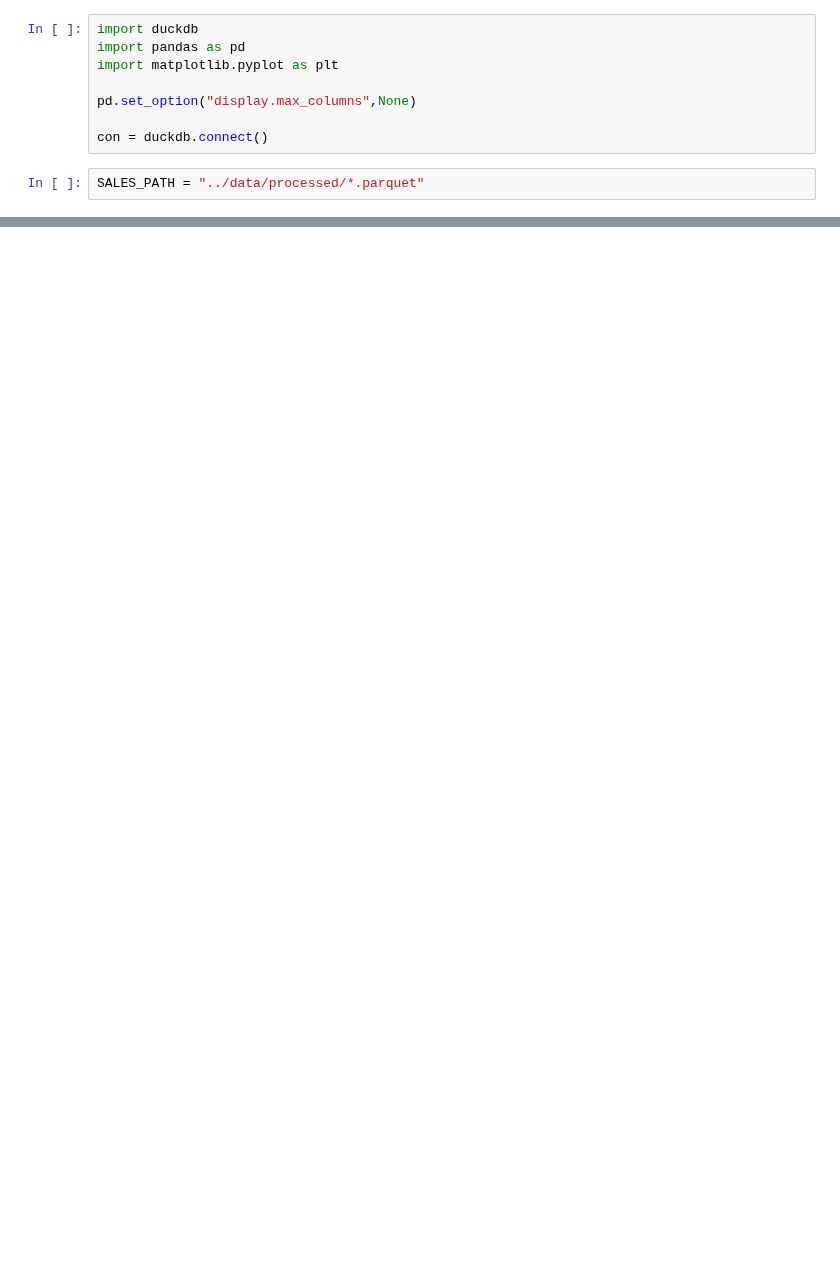
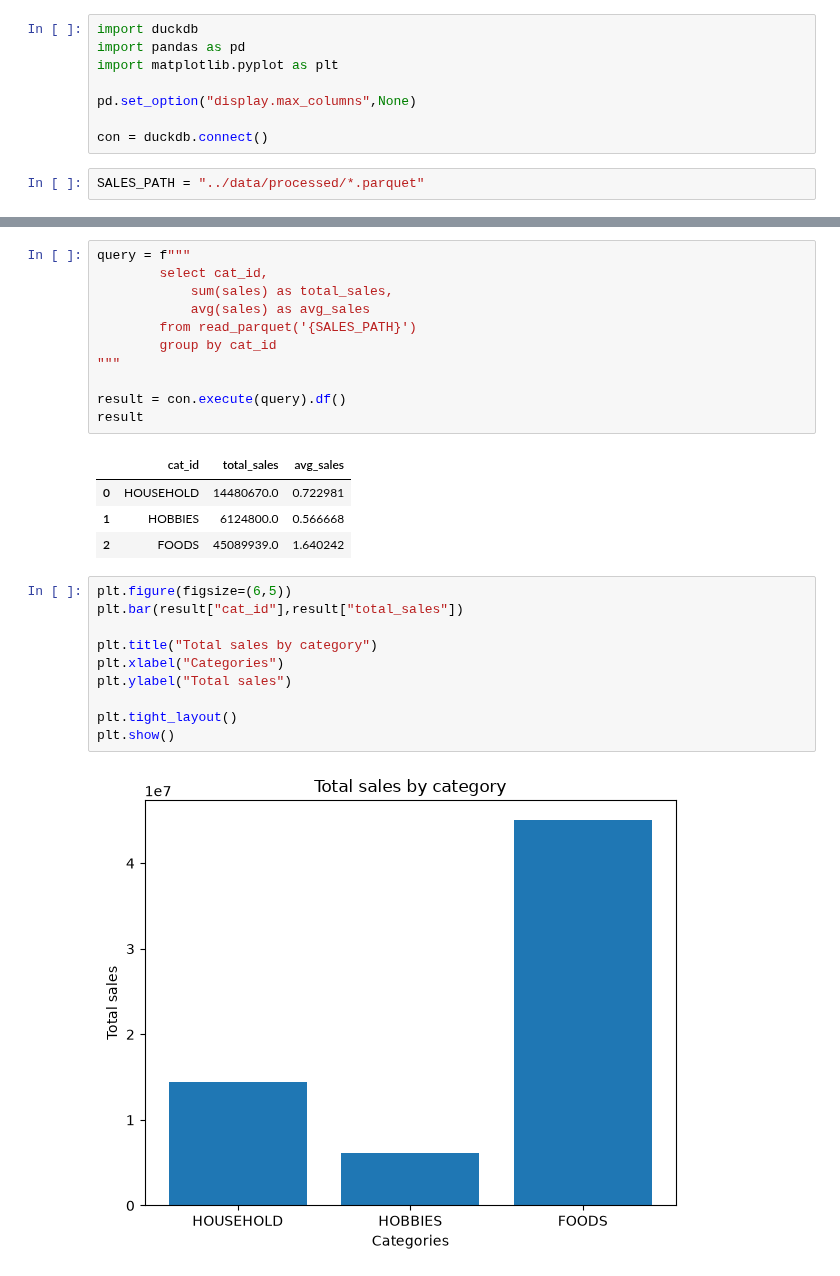
Before and after one commit to surekhag28/m5-demand-forecasting, a Jupyter notebook: notebooks/02_eda_sql.ipynb, the cells around one changed output, grey strips where cells are left out. Cells and saved outputs as stored; diff of their text form; blank space fills up the shorter version.

```diff
--- a/notebooks/02_eda_sql.ipynb
+++ b/notebooks/02_eda_sql.ipynb
@@ -66,0 +104,28 @@ result
+# %%
+query = f"""
+        select cat_id,
+            sum(sales) as total_sales,
+            avg(sales) as avg_sales
+        from read_parquet('{SALES_PATH}')
+        group by cat_id
+"""
+
+result = con.execute(query).df()
+result
+# %% [output]
+|  | cat_id | total_sales | avg_sales |
+| 0 | HOUSEHOLD | 14480670.0 | 0.722981 |
+| 1 | HOBBIES | 6124800.0 | 0.566668 |
+| 2 | FOODS | 45089939.0 | 1.640242 |
+# %%
+plt.figure(figsize=(6,5))
+plt.bar(result["cat_id"],result["total_sales"])
+
+plt.title("Total sales by category")
+plt.xlabel("Categories")
+plt.ylabel("Total sales")
+
+plt.tight_layout()
+plt.show()
+# %% [output]
+[figure, added]
```
Also changed, not shown: parts of 18 cells of this notebook, 1 other file.
